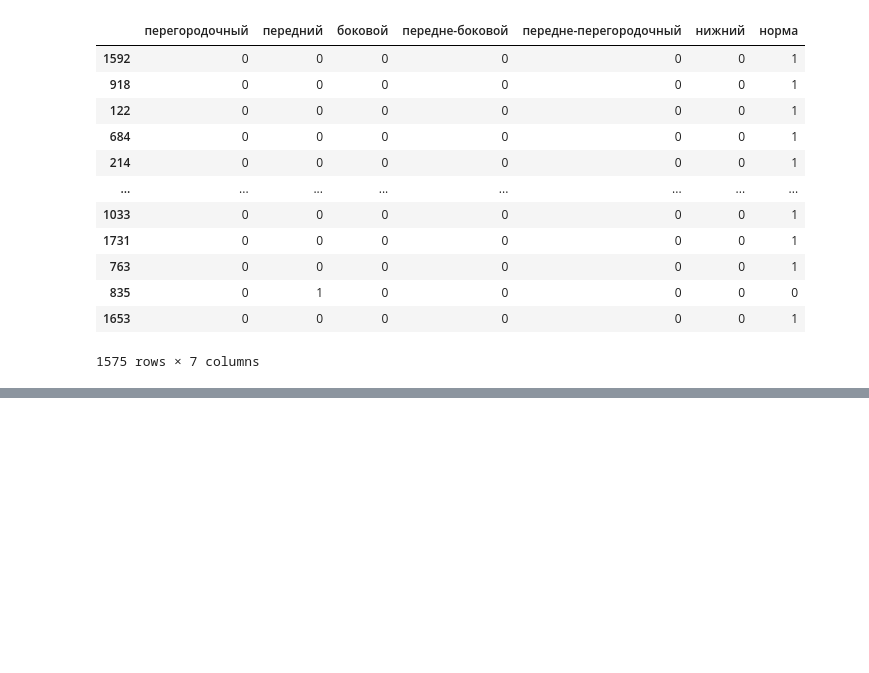
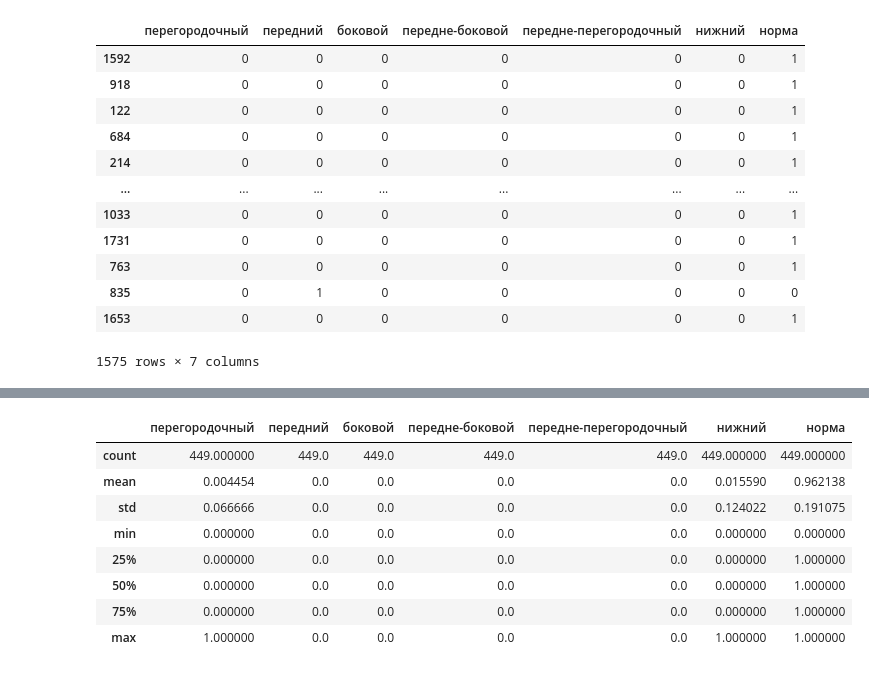
Before and after one commit to vikt-l/ECGMultilableClassification, a Jupyter notebook: main.ipynb, the cells around one changed output, grey strips where cells are left out. Cells and saved outputs as stored; diff of their text form; code cells hidden in the pictures; blank space fills up the shorter version.

```diff
--- a/main.ipynb
+++ b/main.ipynb
@@ -1687,0 +1769,21 @@ f1_score(array(myocard_val_hrv['норма']), cat_HRV_healthy.predict(pd.DataFr
+# %%
+answer_hrv['record_name'] = list(map(lambda x: x[:-4], os.listdir('test')[:-1]))
+answer_hrv['норма'] = cat_HRV_healthy.predict(pd.DataFrame(myocard_test_hrv))
+answer_hrv['перегородочный'] = cat_HRV_septal.predict(pd.DataFrame(myocard_test_hrv))
+answer_hrv['передний'] = cat_HRV_front.predict(pd.DataFrame(myocard_test_hrv))
+answer_hrv['боковой'] = cat_HRV_side.predict(pd.DataFrame(myocard_test_hrv))
+answer_hrv['передне-боковой'] = cat_HRV_front_side.predict(pd.DataFrame(myocard_test_hrv))
+answer['передне-перегородочный'] = cat_HRV_front_septal.predict(pd.DataFrame(myocard_test_hrv))
+answer_hrv['нижний'] = cat_HRV_lower.predict(pd.DataFrame(myocard_test_hrv))
+# %%
+answer.describe()
+# %% [output]
+|  | перегородочный | передний | боковой | передне-боковой | передне-перегородочный | нижний | норма |
+| count | 449.000000 | 449.0 | 449.0 | 449.0 | 449.0 | 449.000000 | 449.000000 |
+| mean | 0.004454 | 0.0 | 0.0 | 0.0 | 0.0 | 0.015590 | 0.962138 |
+| std | 0.066666 | 0.0 | 0.0 | 0.0 | 0.0 | 0.124022 | 0.191075 |
+| min | 0.000000 | 0.0 | 0.0 | 0.0 | 0.0 | 0.000000 | 0.000000 |
+| 25% | 0.000000 | 0.0 | 0.0 | 0.0 | 0.0 | 0.000000 | 1.000000 |
+| 50% | 0.000000 | 0.0 | 0.0 | 0.0 | 0.0 | 0.000000 | 1.000000 |
+| 75% | 0.000000 | 0.0 | 0.0 | 0.0 | 0.0 | 0.000000 | 1.000000 |
+| max | 1.000000 | 0.0 | 0.0 | 0.0 | 0.0 | 1.000000 | 1.000000 |
```
Also changed, not shown: parts of 118 cells of this notebook.
